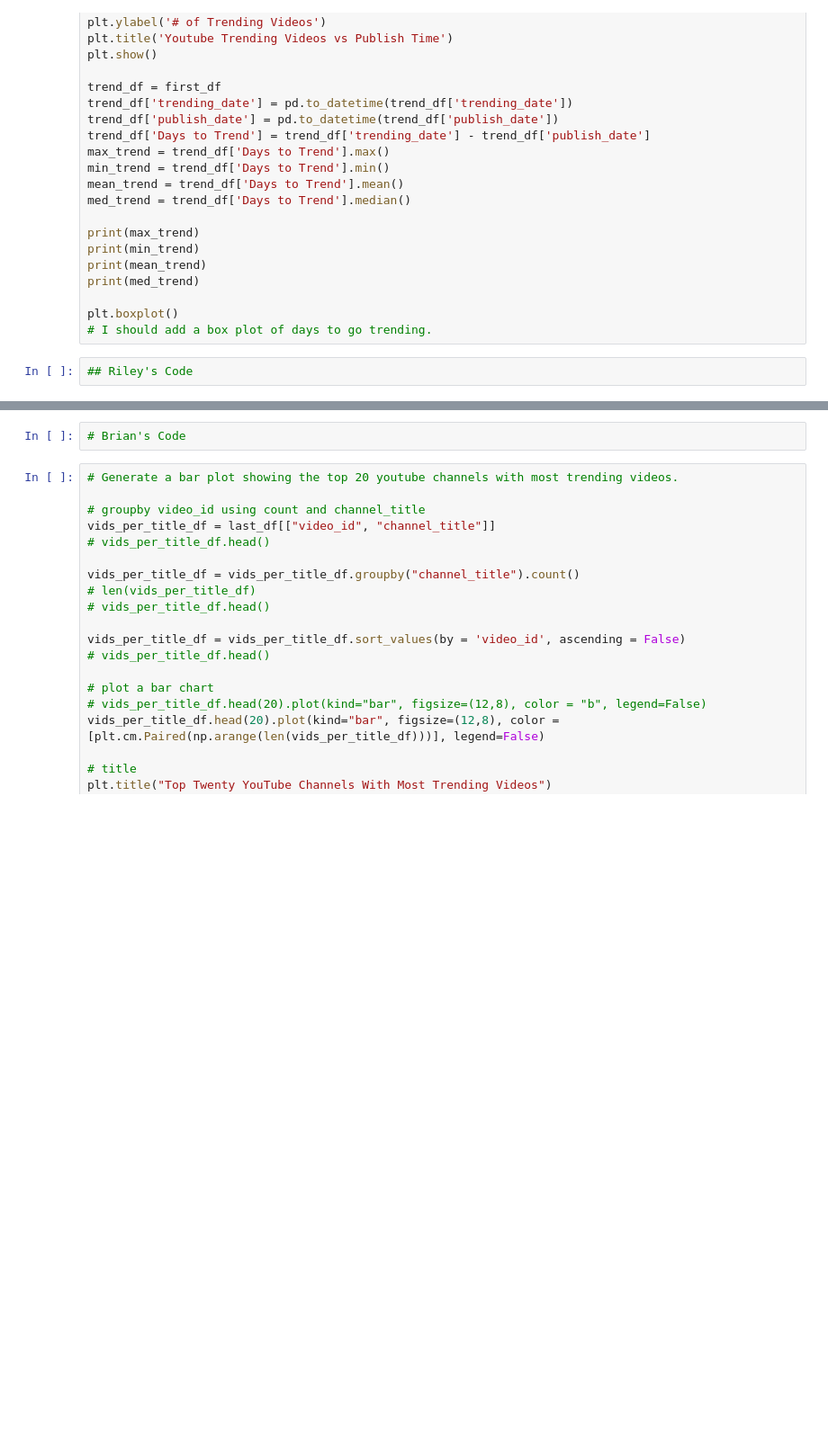
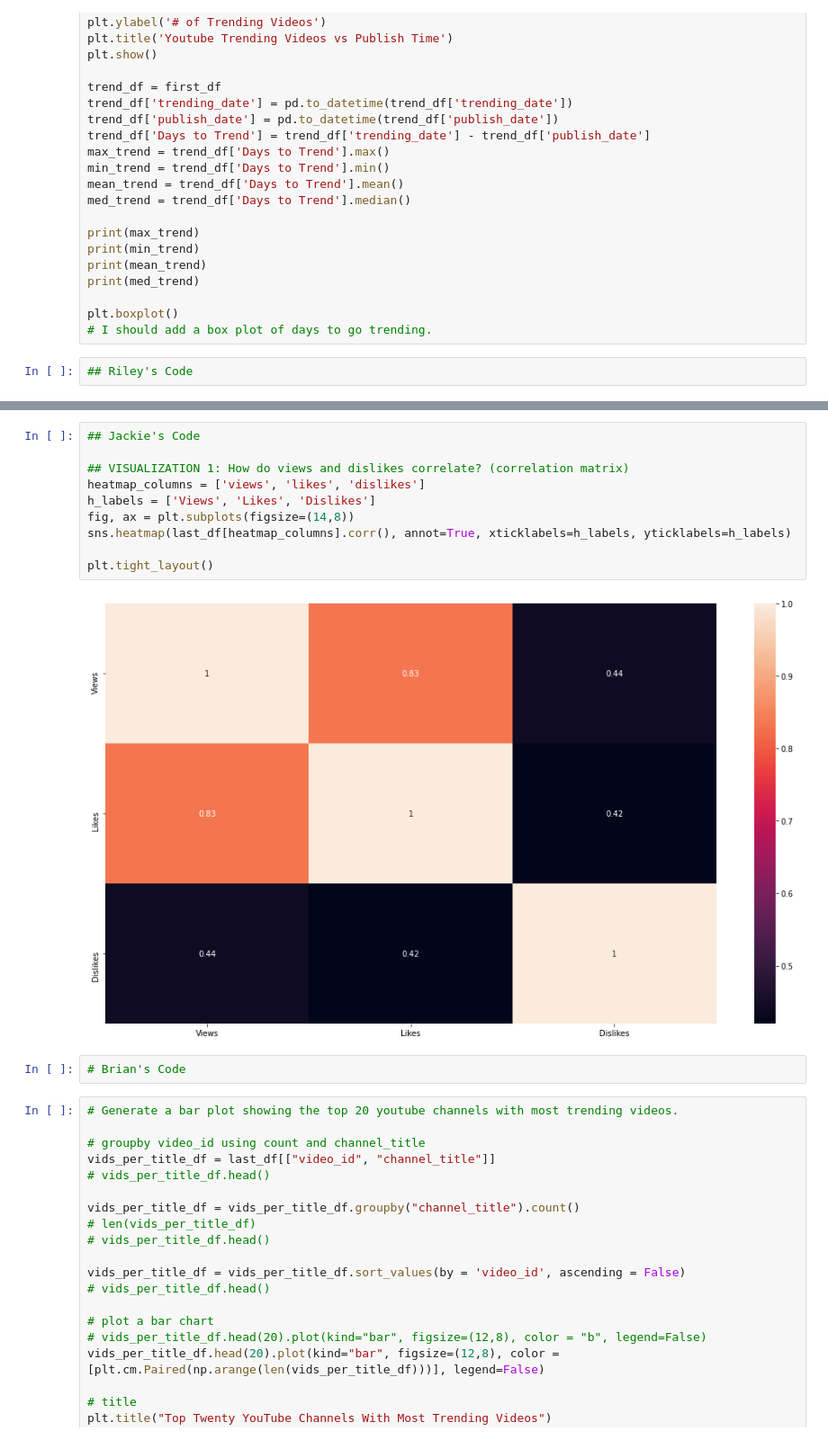
Before and after one commit to JacquelineMeyer1000/Project1_Group3, a Jupyter notebook: Group3_YouTube.ipynb, the cells around one changed output, grey strips where cells are left out. Shown at 90% size. Saved outputs shown, nothing was run; the diff lists cells and outputs as text; blank space fills up the shorter version.

```diff
--- a/Group3_YouTube.ipynb
+++ b/Group3_YouTube.ipynb
@@ -217,3 +233,15 @@ videos_corr.unstack().sort_values()
+# %%
+## Jackie's Code
+
+## VISUALIZATION 1: How do views and dislikes correlate? (correlation matrix)
+heatmap_columns = ['views', 'likes', 'dislikes']
+h_labels = ['Views', 'Likes', 'Dislikes']
+fig, ax = plt.subplots(figsize=(14,8))
+sns.heatmap(last_df[heatmap_columns].corr(), annot=True, xticklabels=h_labels, yticklabels=h_labels)
+
+plt.tight_layout()
+# %% [output]
+[figure, added]
 # %%
 # Brian's Code
 # %%
```
Also changed, not shown: parts of 10 cells of this notebook.
